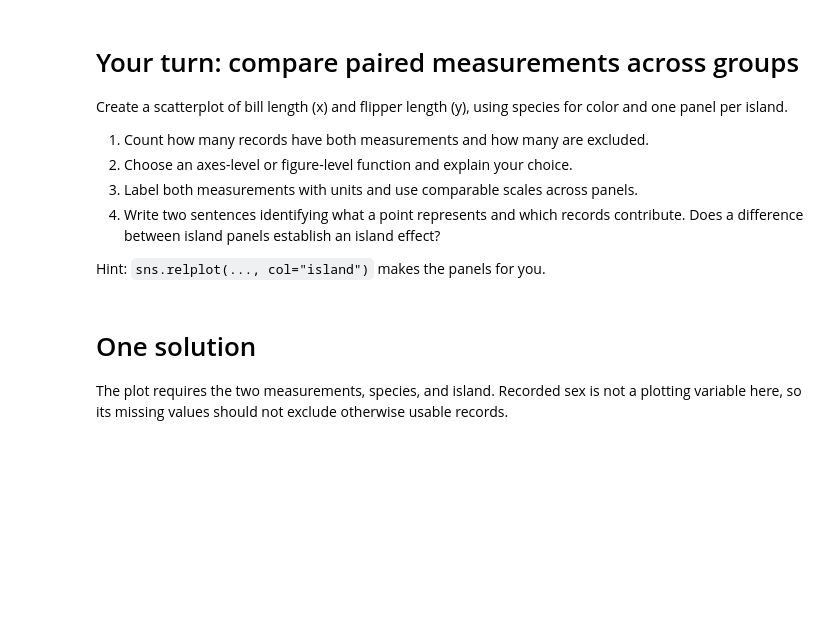
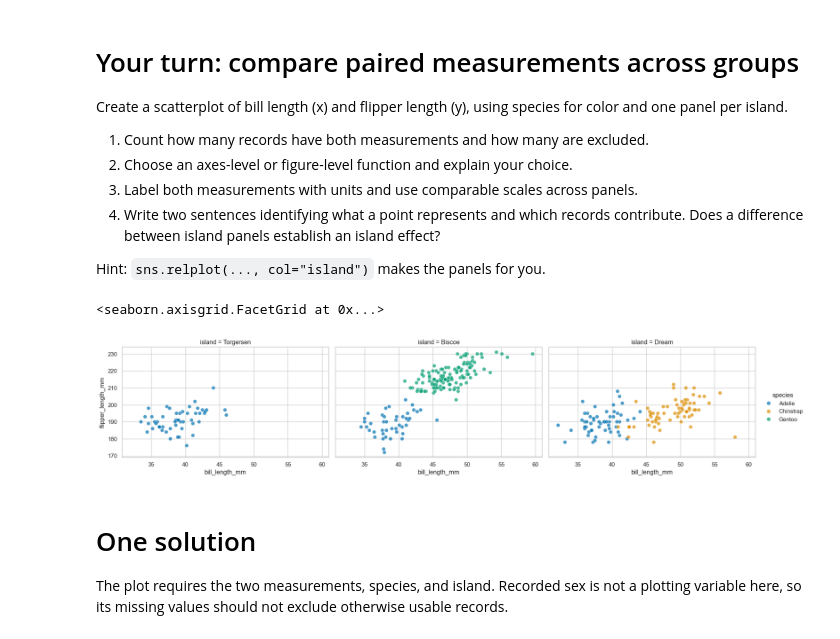
Before and after one commit to nathanbilodeau7/26-fall-stats-21, a Jupyter notebook: live_demos/18_seaborn.ipynb, the cells around one changed output. Cells and saved outputs as stored; diff of their text form; code cells hidden in the pictures; blank space fills up the shorter version.

```diff
--- a/live_demos/18_seaborn.ipynb
+++ b/live_demos/18_seaborn.ipynb
@@ -323,6 +324,12 @@ for color and one panel per island.
 Hint: `sns.relplot(..., col="island")` makes the panels for you.
 # %%
 # Prepare the plotting subset, create the figure, and write a caption.
+sns.relplot(
+    data=penguins, x="bill_length_mm", y="flipper_length_mm", hue="species",
+    col="island", alpha=0.7, s=50, height=4, aspect=1.5, facet_kws={"despine": False})
+# %% [output]
+<seaborn.axisgrid.FacetGrid at 0x...>
+[figure, added]
 # %% [markdown]
 # One solution
 
```
Also changed, not shown: parts of 1 cell of this notebook, 3 other files.
